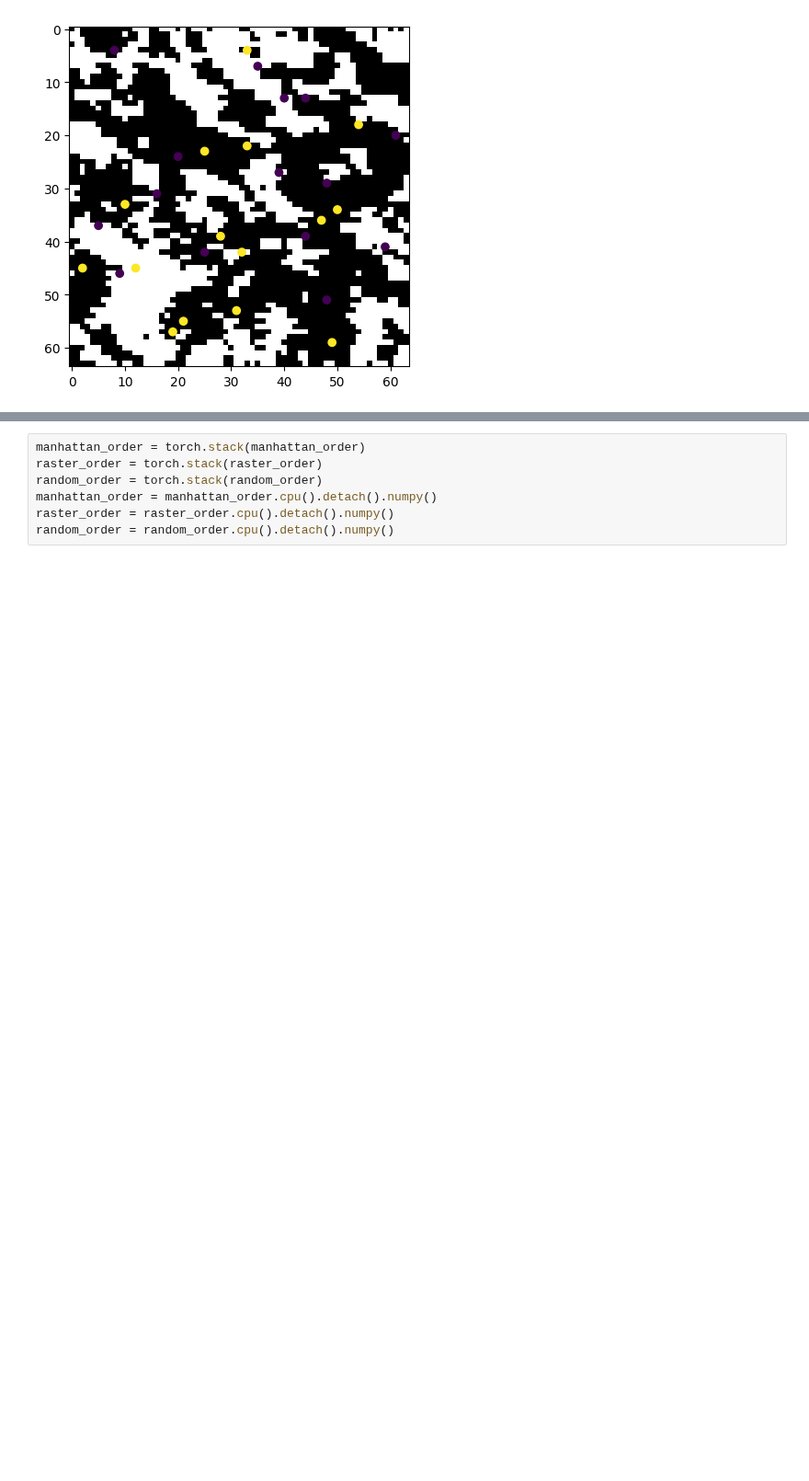
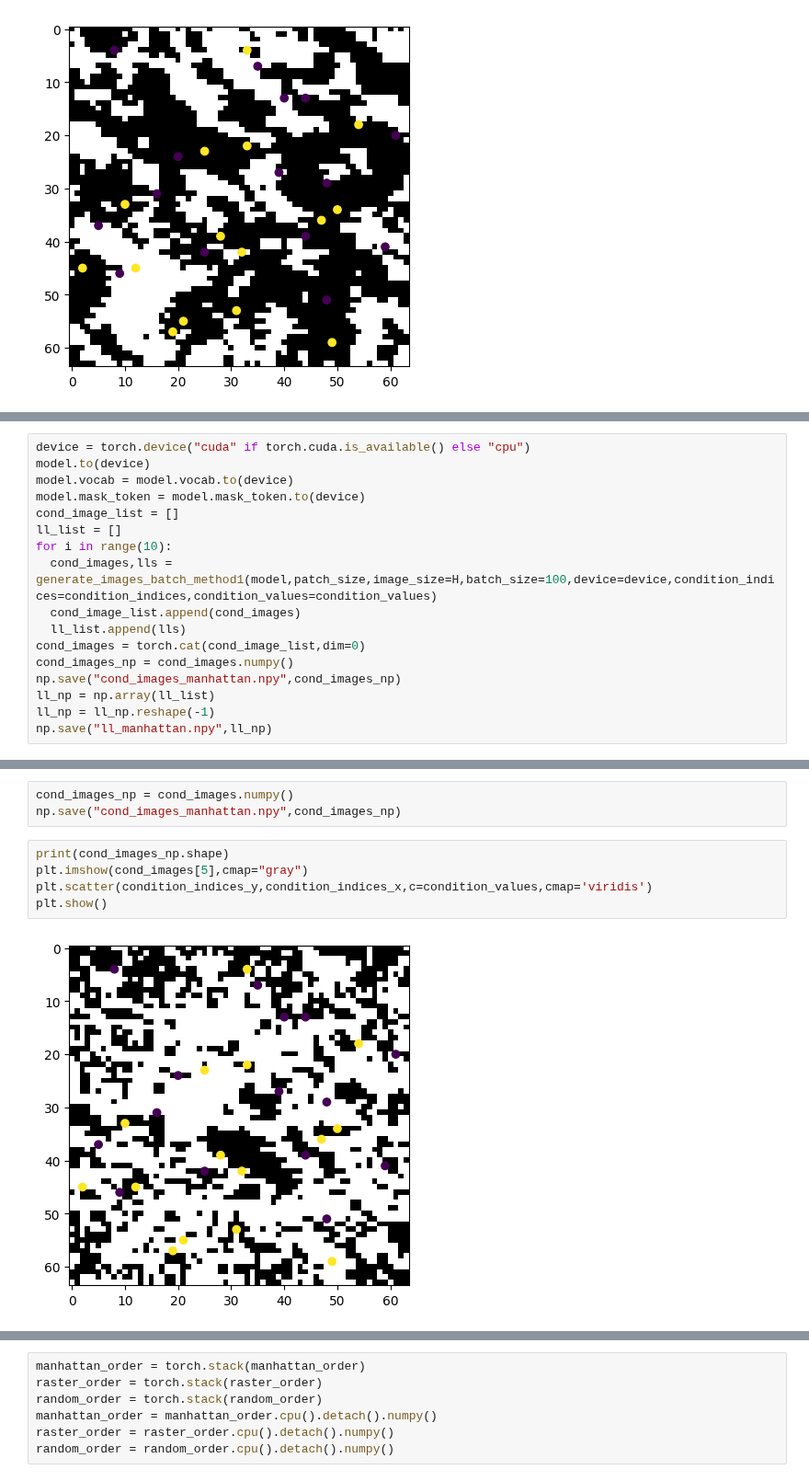
Before and after one commit to OscarOvanger/GeoDecepticon, a Jupyter notebook: ViT_notebook.ipynb, the cells around one changed output, grey strips where cells are left out. Shown at 92% size. Drawn from its saved outputs; the diff is of its cells as text; blank space fills up the shorter version.

```diff
--- a/ViT_notebook.ipynb
+++ b/ViT_notebook.ipynb
@@ -700,0 +153,17 @@ FileNotFoundError: [Errno 2] No such file or directory: 'model_epoch_1000.pth'
+# %%
+device = torch.device("cuda" if torch.cuda.is_available() else "cpu")
+model.to(device)
+model.vocab = model.vocab.to(device)
+model.mask_token = model.mask_token.to(device)
+cond_image_list = []
+ll_list = []
+for i in range(10):
+  cond_images,lls = generate_images_batch_method1(model,patch_size,image_size=H,batch_size=100,device=device,condition_indices=condition_indices,condition_values=condition_values)
+  cond_image_list.append(cond_images)
+  ll_list.append(lls)
+cond_images = torch.cat(cond_image_list,dim=0)
+cond_images_np = cond_images.numpy()
+np.save("cond_images_manhattan.npy",cond_images_np)
+ll_np = np.array(ll_list)
+ll_np = ll_np.reshape(-1)
+np.save("ll_manhattan.npy",ll_np)
@@ -700,0 +178,10 @@ FileNotFoundError: [Errno 2] No such file or directory: 'model_epoch_1000.pth'
+# %%
+cond_images_np = cond_images.numpy()
+np.save("cond_images_manhattan.npy",cond_images_np)
+# %%
+print(cond_images_np.shape)
+plt.imshow(cond_images[5],cmap="gray")
+plt.scatter(condition_indices_y,condition_indices_x,c=condition_values,cmap='viridis')
+plt.show()
+# %% [output]
+[figure, added]
```
Also changed, not shown: parts of 15 cells of this notebook.
